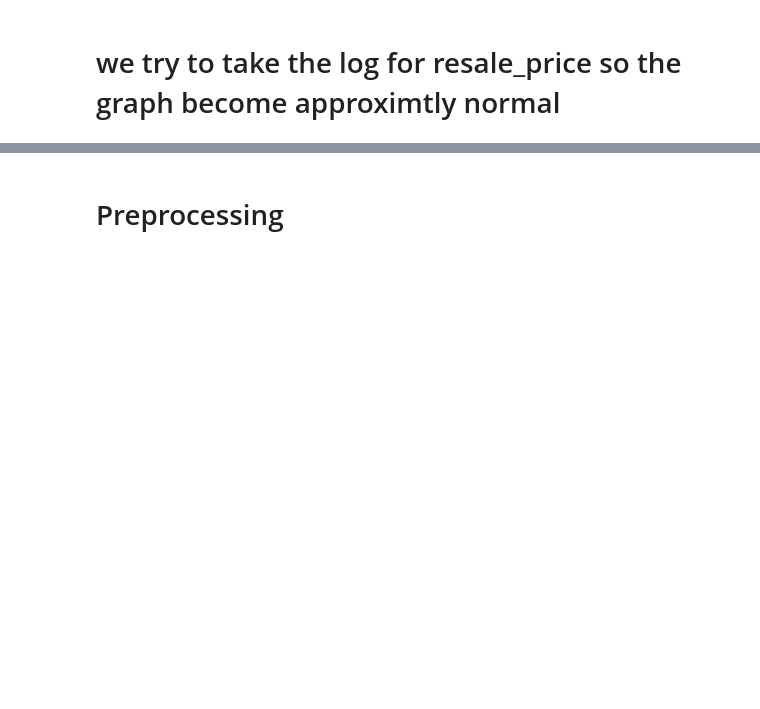
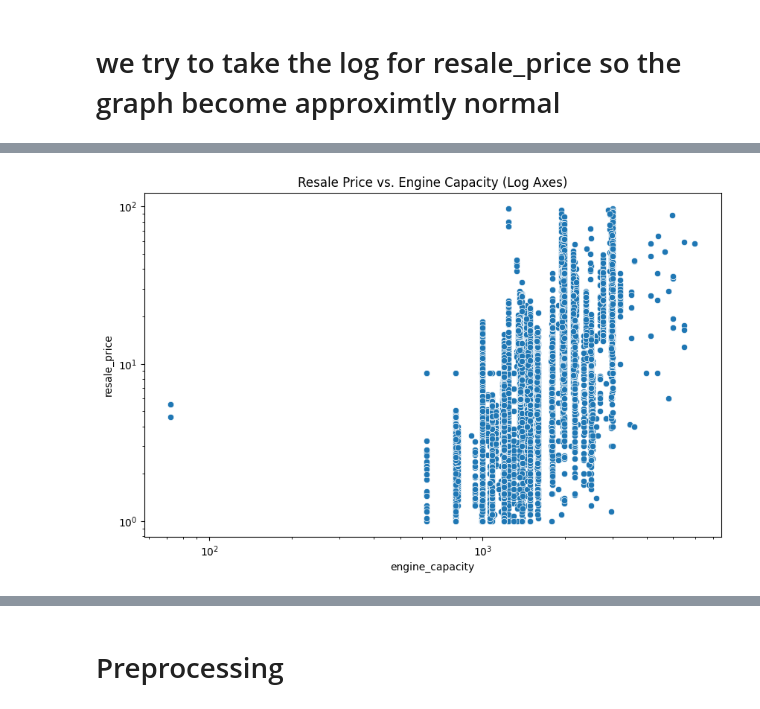
Before and after one commit to NitoBoritto/Car_Sales_Regression_Analysis, a Jupyter notebook: Car_Sales_Regression.ipynb, the cells around one changed output, grey strips where cells are left out. Saved outputs shown, nothing was run; the diff lists cells and outputs as text; code cells hidden in the pictures; blank space fills up the shorter version.

```diff
--- a/Car_Sales_Regression.ipynb
+++ b/Car_Sales_Regression.ipynb
@@ -78,0 +135,14 @@ sns.barplot(x='seats', y='resale_price', data=Car_df)
+# %%
+plt.figure(figsize=(10, 6))
+ax = sns.scatterplot(x='engine_capacity', y='resale_price', data=Car_df)
+
+# Apply log scale to the y-axis (resale_price)
+ax.set_yscale('log')
+
+# You can also apply it to the x-axis (engine_capacity)
+ax.set_xscale('log')
+
+plt.title('Resale Price vs. Engine Capacity (Log Axes)')
+plt.show()
+# %% [output]
+[figure, added]
```
Also changed, not shown: parts of 32 cells of this notebook.
